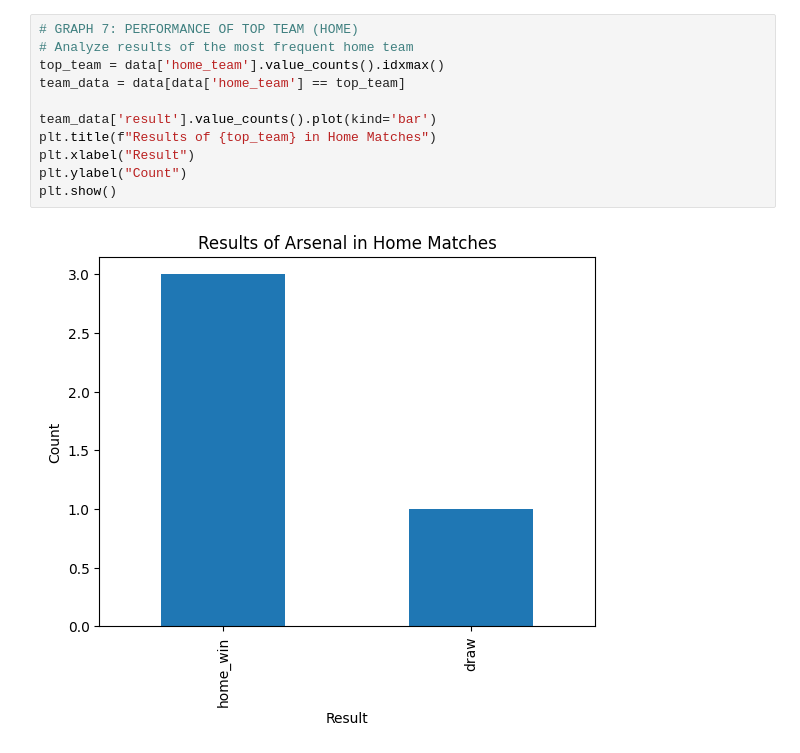
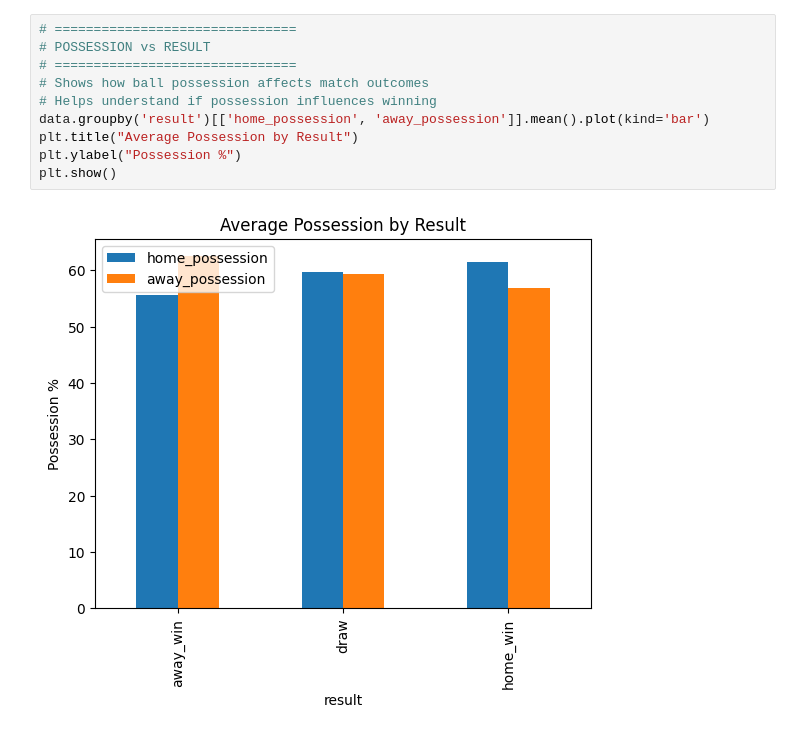
Before and after one commit to Brayemar/Football-Match-Prediction-, a Jupyter notebook: eda.ipynb, the cells around one changed output. Drawn from its saved outputs; the diff is of its cells as text.

```diff
--- a/eda.ipynb
+++ b/eda.ipynb
@@ -160,13 +182,12 @@ plt.show()
-# %%
-# GRAPH 7: PERFORMANCE OF TOP TEAM (HOME)
-# Analyze results of the most frequent home team
-top_team = data['home_team'].value_counts().idxmax()
-team_data = data[data['home_team'] == top_team]
-
-team_data['result'].value_counts().plot(kind='bar')
-plt.title(f"Results of {top_team} in Home Matches")
-plt.xlabel("Result")
-plt.ylabel("Count")
-plt.show()
-# %% [output]
-[figure, removed]
+# %%
+# ===============================
+# POSSESSION vs RESULT
+# ===============================
+# Shows how ball possession affects match outcomes
+# Helps understand if possession influences winning
+data.groupby('result')[['home_possession', 'away_possession']].mean().plot(kind='bar')
+plt.title("Average Possession by Result")
+plt.ylabel("Possession %")
+plt.show()
+# %% [output]
+[figure, added]
```
Also changed, not shown: parts of 16 cells of this notebook, 2 other files.
